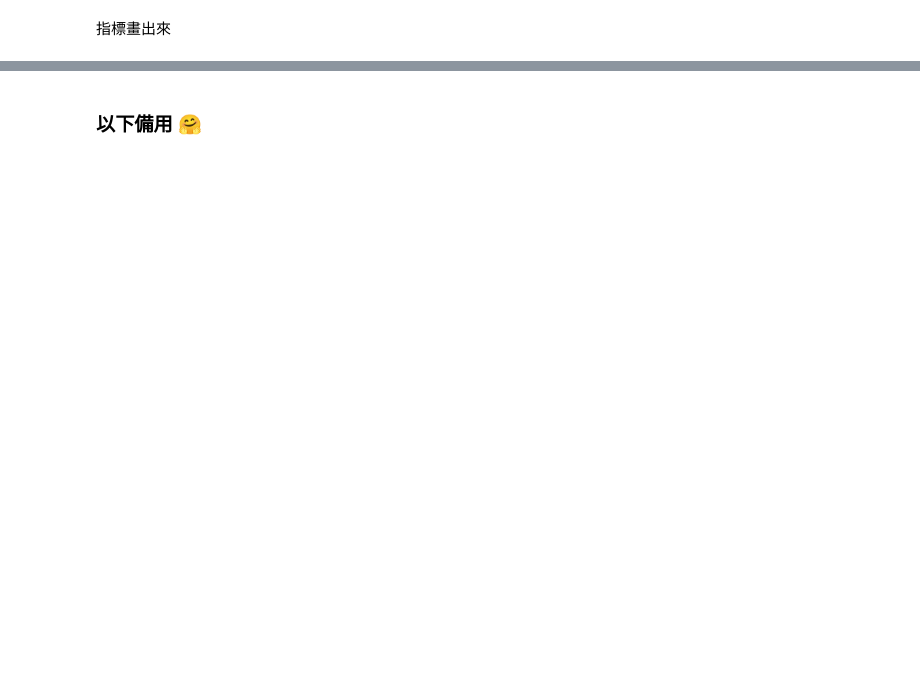
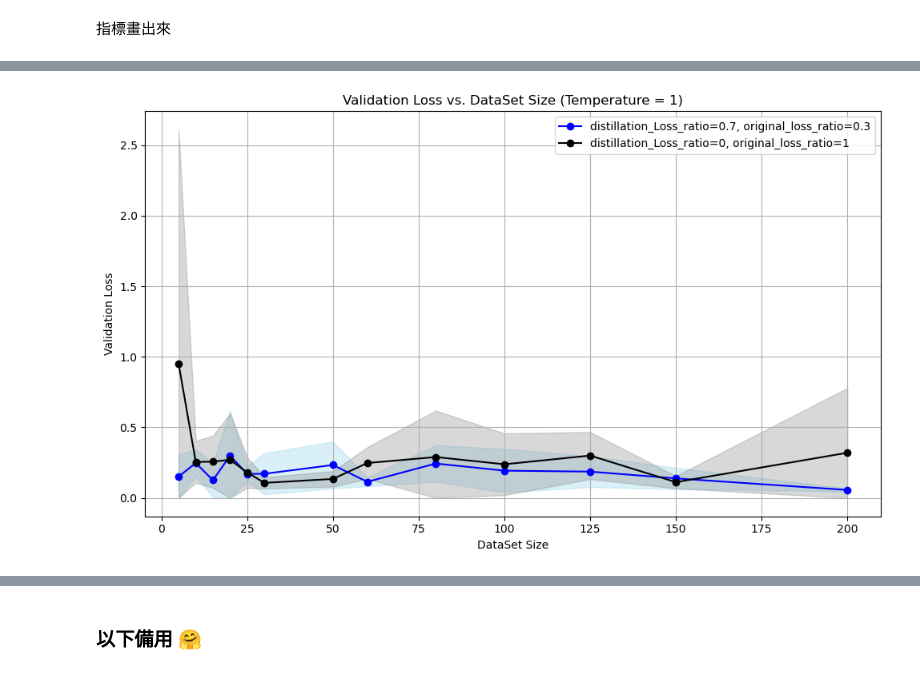
Before and after one commit to Eat-Apple-Again/RipplesDetection, a Jupyter notebook: KD_trial Kfold copy.ipynb, the cells around one changed output, grey strips where cells are left out. Cells and saved outputs as stored; diff of their text form; code cells hidden in the pictures; blank space fills up the shorter version.

```diff
--- a/KD_trial Kfold copy.ipynb
+++ b/KD_trial Kfold copy.ipynb
@@ -795,2 +832,29 @@ plt.show()
+# %%
+plt.figure(figsize=(10, 6))
+
+plt.plot(train_sizes, mean_val_losses_KD, marker='o', color='b',
+         label=f'distillation_Loss_ratio={teacher_ratio}, original_loss_ratio={round(1-teacher_ratio, 1)}')
+plt.fill_between(train_sizes,
+                 np.maximum(0, np.array(mean_val_losses_KD) - np.array(std_val_losses_KD)),
+                 np.array(mean_val_losses_KD) + np.array(std_val_losses_KD),
+                 color='skyblue', alpha=0.3)
+
+plt.plot(train_sizes, mean_val_losses, marker='o', color='black',
+         label='distillation_Loss_ratio=0, original_loss_ratio=1')
+plt.fill_between(train_sizes,
+                 np.maximum(0, np.array(mean_val_losses) - np.array(std_val_losses)),
+                 np.array(mean_val_losses) + np.array(std_val_losses),
+                 color='gray', alpha=0.3)
+
+plt.title(f'Validation Loss vs. DataSet Size (Temperature = {temperature})')
+plt.xlabel('DataSet Size')
+plt.ylabel('Validation Loss')
+plt.grid(True)
+plt.legend()
+
+plt.tight_layout()  # Adjust layout to make room for the legend
+plt.show()
+# %% [output]
+[figure, added]
 # %%
 print("印出來看看👀")
```
Also changed, not shown: parts of 7 cells of this notebook, 2 other files.
